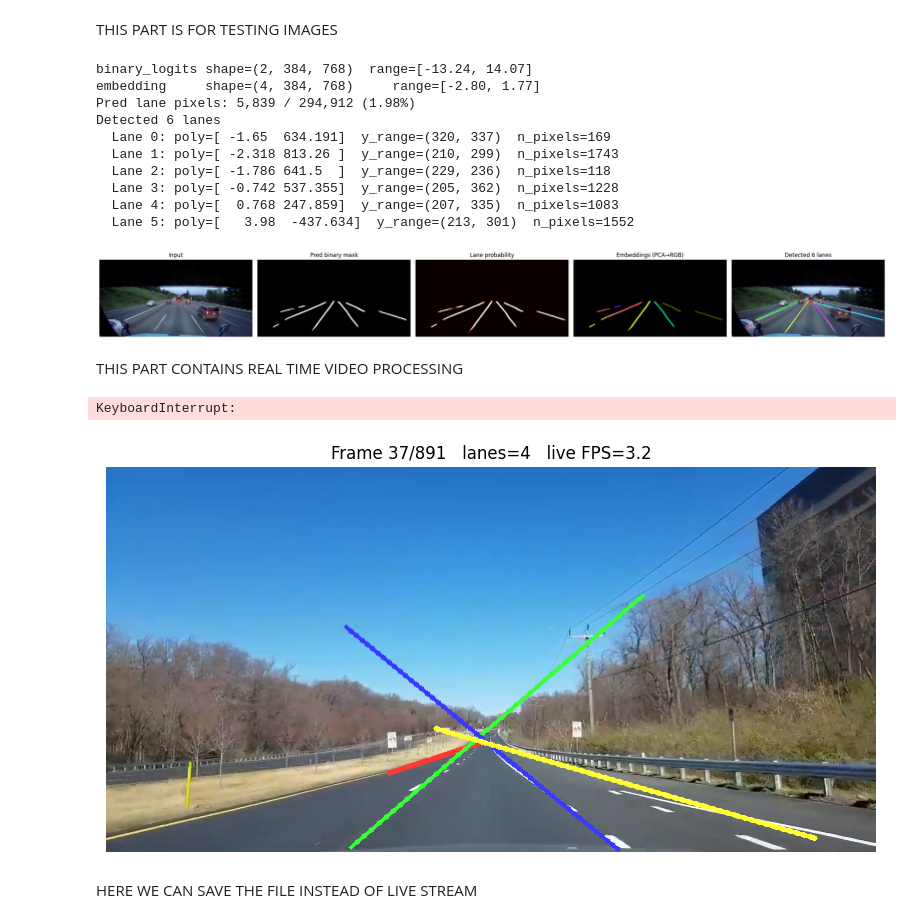
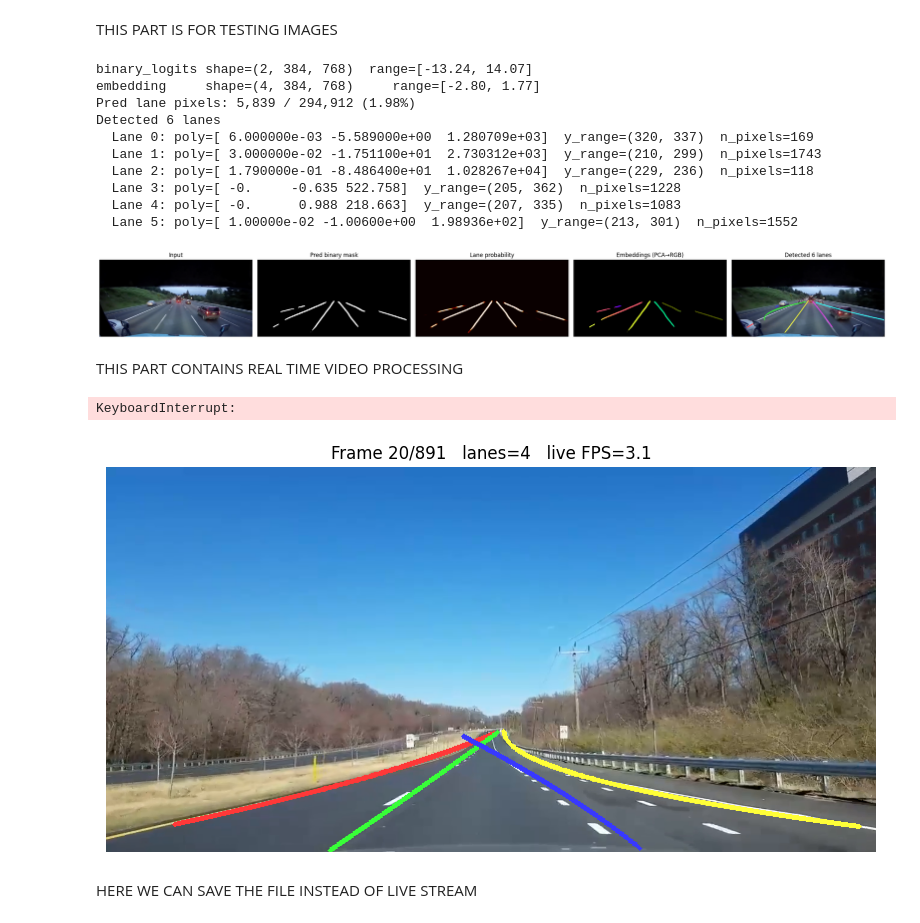
Before and after one commit to abdullahtapanci/LaneDetection, a Jupyter notebook: realTime.ipynb, the cells around one changed output. Drawn from its saved outputs; the diff is of its cells as text; code cells hidden in the pictures.

```diff
--- a/realTime.ipynb
+++ b/realTime.ipynb
@@ -88,6 +100,7 @@ IMAGE_PATH = "/content/drive/MyDrive/Lane_Detection_Project/sampleImages/testIma
 #MIN_PIXELS is the minimum number of pixels required for a detected lane to be considered valid.
 EPS, MIN_SAMPLES, MIN_PIXELS, BANDWIDTH = 0.1, 20, 100, 2.0
 POLY_DEGREE = 2
+Y_MIN_RATIO = 0.3
 
 # --- Read image ---
 frame_bgr = cv2.imread(IMAGE_PATH)
@@ -104,7 +117,7 @@ emb_np    = embedding.squeeze(0).cpu().numpy()         # (D, H, W)
 
 lanes = my_postprocess(binary_np, emb_np,
                        eps=EPS, min_samples=MIN_SAMPLES, threshold=0.4,
-                       poly_degree=POLY_DEGREE, min_pixels=MIN_PIXELS, bandwidth=BANDWIDTH, clustering_algorithm='dbscan')
+                       poly_degree=POLY_DEGREE, min_pixels=MIN_PIXELS, bandwidth=BANDWIDTH, clustering_algorithm='dbscan', y_min_ratio=Y_MIN_RATIO)
 
 # --- Pull intermediates for visualization ---
 binary_pred = binary_np.argmax(axis=0).astype(np.uint8)                # (H, W)
@@ -148,12 +161,12 @@ binary_logits shape=(2, 384, 768)  range=[-13.24, 14.07]
 embedding     shape=(4, 384, 768)     range=[-2.80, 1.77]
 Pred lane pixels: 5,839 / 294,912 (1.98%)
 Detected 6 lanes
-  Lane 0: poly=[ -1.65  634.191]  y_range=(320, 337)  n_pixels=169
-  Lane 1: poly=[ -2.318 813.26 ]  y_range=(210, 299)  n_pixels=1743
-  Lane 2: poly=[ -1.786 641.5  ]  y_range=(229, 236)  n_pixels=118
-  Lane 3: poly=[ -0.742 537.355]  y_range=(205, 362)  n_pixels=1228
-  Lane 4: poly=[  0.768 247.859]  y_range=(207, 335)  n_pixels=1083
-  Lane 5: poly=[   3.98  -437.634]  y_range=(213, 301)  n_pixels=1552
+  Lane 0: poly=[ 6.000000e-03 -5.589000e+00  1.280709e+03]  y_range=(320, 337)  n_pixels=169
+  Lane 1: poly=[ 3.000000e-02 -1.751100e+01  2.730312e+03]  y_range=(210, 299)  n_pixels=1743
+  Lane 2: poly=[ 1.790000e-01 -8.486400e+01  1.028267e+04]  y_range=(229, 236)  n_pixels=118
+  Lane 3: poly=[ -0.     -0.635 522.758]  y_range=(205, 362)  n_pixels=1228
+  Lane 4: poly=[ -0.      0.988 218.663]  y_range=(207, 335)  n_pixels=1083
+  Lane 5: poly=[ 1.00000e-02 -1.00600e+00  1.98936e+02]  y_range=(213, 301)  n_pixels=1552
 [figure]
 # %% [markdown]
 THIS PART CONTAINS REAL TIME VIDEO PROCESSING
@@ -189,35 +202,35 @@ with torch.no_grad():
         binary_logits, embedding = model(x)
 
         #Here we apply postprocessing
         #Here we drop the batch dimension, move to CPU and convert to numpy for postprocessing. We have to move to CPU because the
         #postprocessing code uses sklearn which runs on CPU.
         binary_np = binary_logits.squeeze(0).cpu().numpy()
         emb_np    = embedding.squeeze(0).cpu().numpy()
         lanes = my_postprocess(binary_np, emb_np,
                        eps=EPS, min_samples=MIN_SAMPLES, threshold=0.4,
-                       poly_degree=POLY_DEGREE, min_pixels=MIN_PIXELS, bandwidth=BANDWIDTH, clustering_algorithm='dbscan')
+                       poly_degree=POLY_DEGREE, min_pixels=MIN_PIXELS, bandwidth=BANDWIDTH, clustering_algorithm='dbscan', y_min_ratio=Y_MIN_RATIO)
 
         # Draw on the resized RGB frame
         annotated = draw_lanes(frame_rgb.copy(), lanes)
 
         # Update the matplotlib figure in place
         ax.clear(); ax.axis("off")
         elapsed = time.time() - t_start
         live_fps = (frame_idx + 1) / elapsed if elapsed > 0 else 0
         ax.imshow(annotated)
         ax.set_title(f"Frame {frame_idx+1}/{total_frames}   "
                      f"lanes={len(lanes)}   live FPS={live_fps:.1f}")
         clear_output(wait=True)
         display(fig)
 
         frame_idx += 1
 
 cap.release()
 plt.close(fig)
 print("Done.")
 # %% [output]
 KeyboardInterrupt:
-[figure, old version]
+[figure, new version]
 # %% [markdown]
 HERE WE CAN SAVE THE FILE INSTEAD OF LIVE STREAM
 # %%
```
Also changed, not shown: parts of 1 cell of this notebook, 1 other file.
